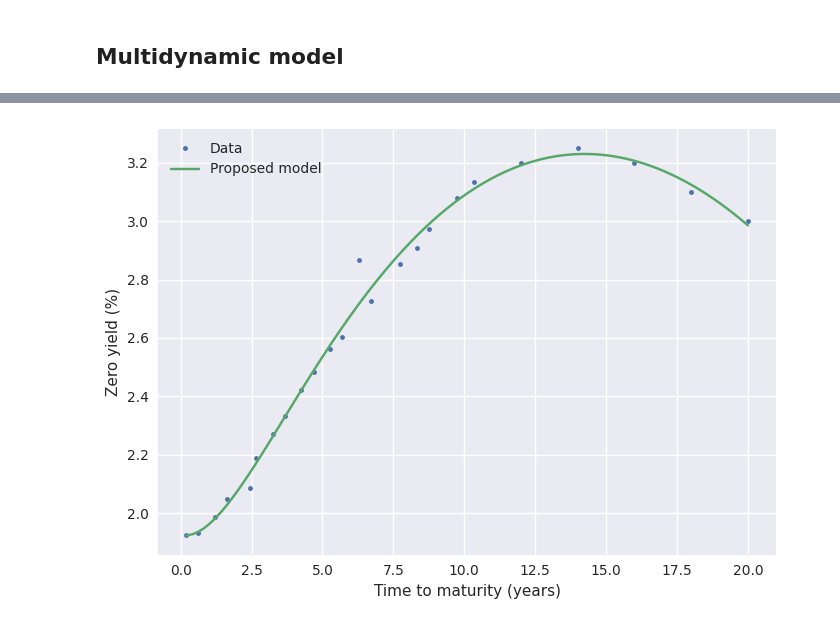
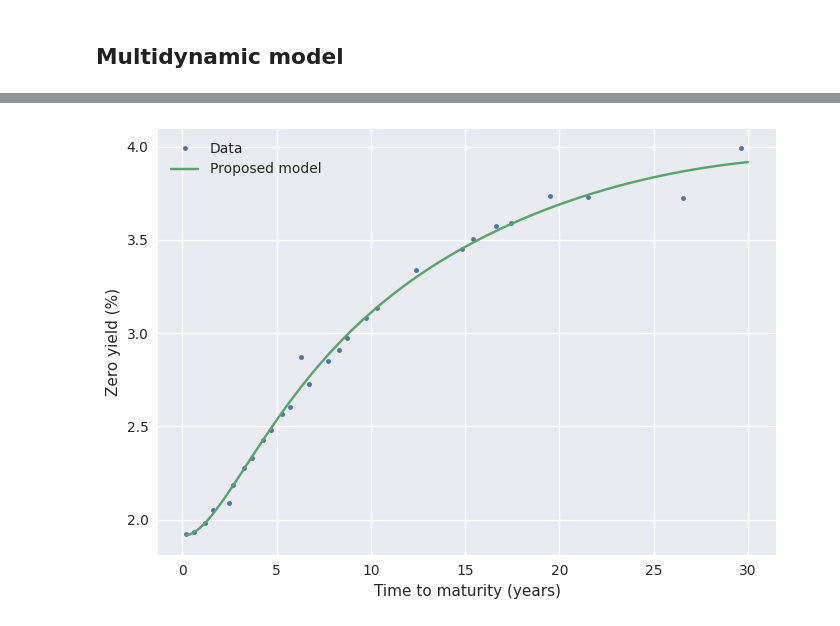
Before and after one commit to krantamaki/quantpy, a Jupyter notebook: examples/05_term_structures.ipynb, the cells around one changed output, grey strips where cells are left out. Cells and saved outputs as stored; diff of their text form; code cells hidden in the pictures.

```diff
--- a/examples/05_term_structures.ipynb
+++ b/examples/05_term_structures.ipynb
@@ -79,5 +79,2 @@ The new proposed term-structure model is implemented in the `MultidynamicModel`
-# %%
-maturities = np.array(yield_df["TimeToMaturity"].to_list() + [12, 14, 16 ,18, 20])
-yields     = np.array(yield_df["ZeroYield"].to_list() + [0.032, 0.0325, 0.032, 0.031, 0.030])
 # %%
-model = MultidynamicModel(yields, maturities, method="dogbox", ftol=1e-8, xtol=1e-8, gtol=1e-8, max_nfev=10_000)
+model = MultidynamicModel(yields, maturities, method="dogbox", ftol=1e-2, xtol=1e-2, gtol=1e-2, max_nfev=10_000)
@@ -87,16 +81,16 @@ model = MultidynamicModel(yields, maturities, method="dogbox", ftol=1e-8, xtol=1
 # %%
-tt = np.linspace(0, 20, 100)
+tt = np.linspace(0.2, 30, 300)
 
 fig = plt.figure(figsize=(7, 5))
 
 plt.plot(maturities, yields * 100, '.', label="Data")
 plt.plot(tt, model(tt) * 100, label="Proposed model")
 plt.ylabel("Zero yield (%)")
 plt.xlabel("Time to maturity (years)")
 
 plt.legend()
 fig.tight_layout()
 
 plt.show()
 # %% [output]
-[figure, old version]
+[figure, new version]
```
Also changed, not shown: parts of 7 cells of this notebook, 2 other files.
